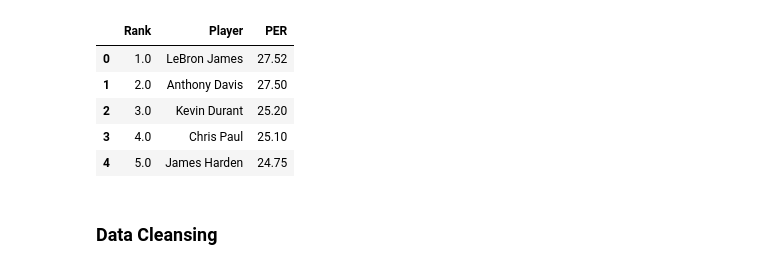
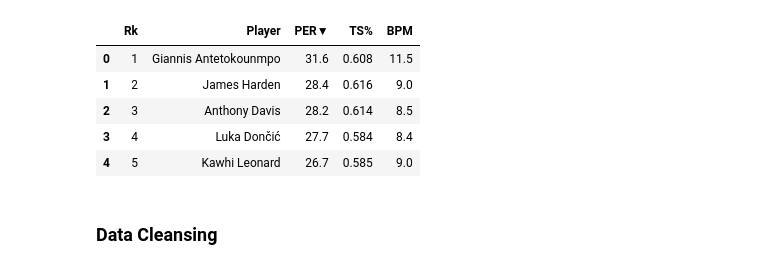
Before and after one commit to pablolopez2733/9plus6, a Jupyter notebook: ValueClusters/ValueClusters.ipynb, the cells around one changed output. Saved outputs shown, nothing was run; the diff lists cells and outputs as text; code cells hidden in the pictures.

```diff
--- a/ValueClusters/ValueClusters.ipynb
+++ b/ValueClusters/ValueClusters.ipynb
@@ -2,16 +2,16 @@
 import pandas as pd
 import numpy as np
 # %%
-per=pd.read_csv("https://github.com/pablolopez2733/9plus6/raw/master/ValueClusters/playerPER.txt")
+metrics=pd.read_csv("https://github.com/pablolopez2733/9plus6/raw/master/ValueClusters/player_metrics.csv")
 value = pd.read_csv("https://github.com/pablolopez2733/9plus6/raw/master/ValueClusters/playerValue.txt")
-per.head()
+metrics.head()
 # %% [output]
-|  | Rank | Player | PER |
-| 0 | 1.0 | LeBron James | 27.52 |
-| 1 | 2.0 | Anthony Davis | 27.50 |
-| 2 | 3.0 | Kevin Durant | 25.20 |
-| 3 | 4.0 | Chris Paul | 25.10 |
-| 4 | 5.0 | James Harden | 24.75 |
+|  | Rk | Player | PER▼ | TS% | BPM |
+| 0 | 1 | Giannis Antetokounmpo | 31.6 | 0.608 | 11.5 |
+| 1 | 2 | James Harden | 28.4 | 0.616 | 9.0 |
+| 2 | 3 | Anthony Davis | 28.2 | 0.614 | 8.5 |
+| 3 | 4 | Luka Dončić | 27.7 | 0.584 | 8.4 |
+| 4 | 5 | Kawhi Leonard | 26.7 | 0.585 | 9.0 |
 # %% [markdown]
 ### Data Cleansing
 # %%
```
Also changed, not shown: parts of 2 cells of this notebook.
